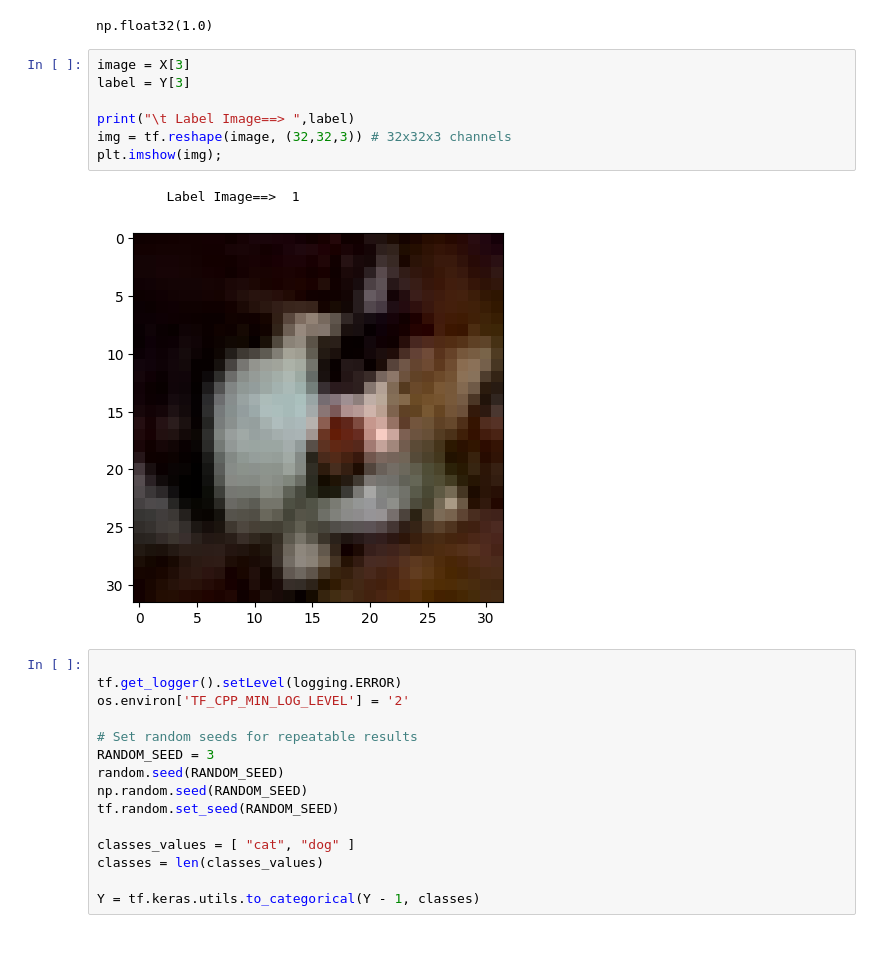
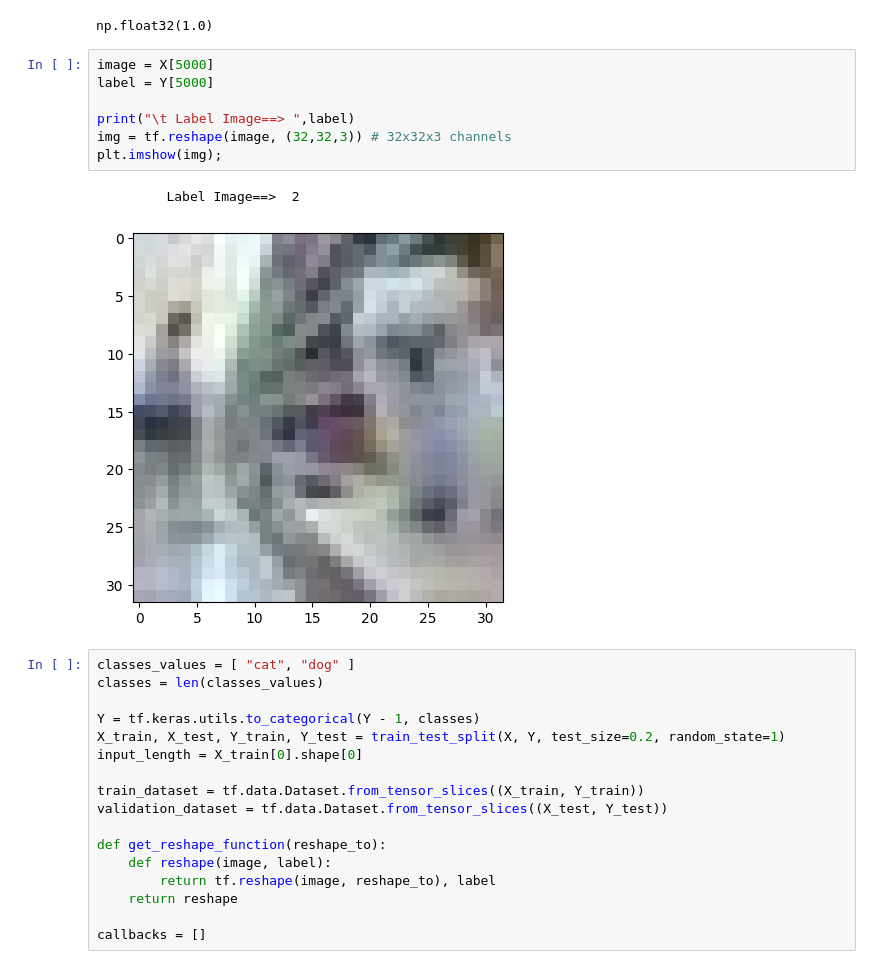
Before and after one commit to EOLab-HSRW/esp32s3_object_detection, a Jupyter notebook: notebooks/Hypertuning.ipynb, the cells around one changed output. Drawn from its saved outputs; the diff is of its cells as text.

```diff
--- a/notebooks/Hypertuning.ipynb
+++ b/notebooks/Hypertuning.ipynb
@@ -41,27 +33,29 @@ X[:,1].max()
 # %% [output]
 np.float32(1.0)
 # %%
-image = X[3]
-label = Y[3]
+image = X[5000]
+label = Y[5000]
 
 print("\t Label Image==> ",label)
 img = tf.reshape(image, (32,32,3)) # 32x32x3 channels
 plt.imshow(img);
 # %% [output]
-         Label Image==>  1
+         Label Image==>  2
-[figure, old version]
+[figure, new version]
 # %%
-
-tf.get_logger().setLevel(logging.ERROR)
-os.environ['TF_CPP_MIN_LOG_LEVEL'] = '2'
-
-# Set random seeds for repeatable results
-RANDOM_SEED = 3
-random.seed(RANDOM_SEED)
-np.random.seed(RANDOM_SEED)
-tf.random.set_seed(RANDOM_SEED)
-
 classes_values = [ "cat", "dog" ]
 classes = len(classes_values)
 
 Y = tf.keras.utils.to_categorical(Y - 1, classes)
+X_train, X_test, Y_train, Y_test = train_test_split(X, Y, test_size=0.2, random_state=1)
+input_length = X_train[0].shape[0]
+
+train_dataset = tf.data.Dataset.from_tensor_slices((X_train, Y_train))
+validation_dataset = tf.data.Dataset.from_tensor_slices((X_test, Y_test))
+
+def get_reshape_function(reshape_to):
+    def reshape(image, label):
+        return tf.reshape(image, reshape_to), label
+    return reshape
+
+callbacks = []
```
Also changed, not shown: parts of 28 cells of this notebook, 8 other files.
